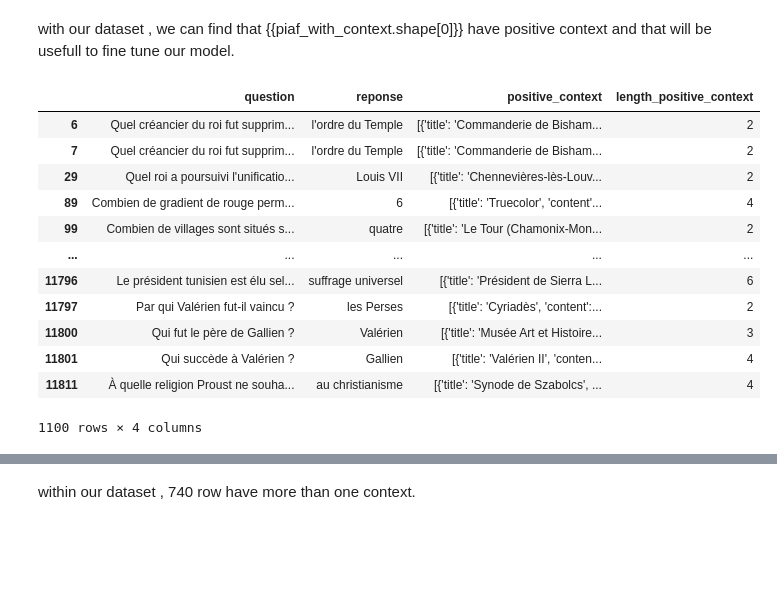
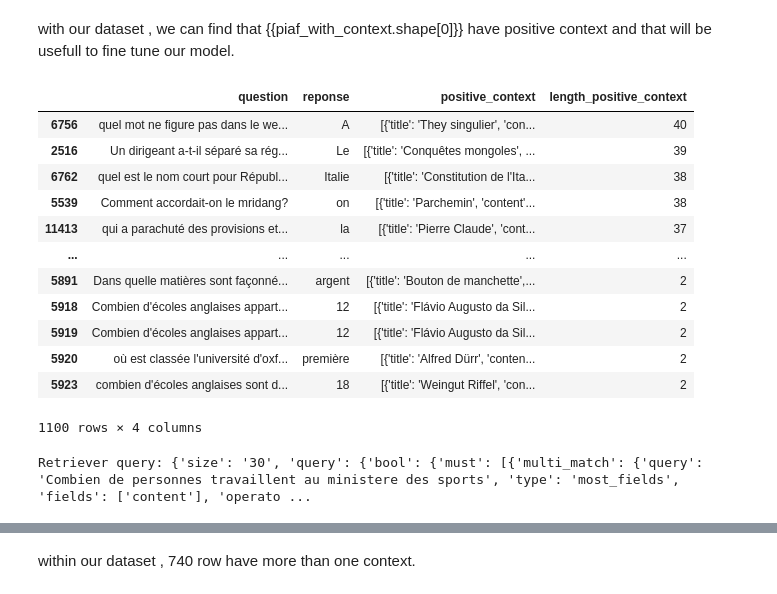
Before and after one commit to espoirMur/unsupervised-open-domain-french-question-answering, a Jupyter notebook: notebooks/wikipedia-retiever.ipynb, the cells around one changed output, grey strips where cells are left out. Saved outputs shown, nothing was run; the diff lists cells and outputs as text; code cells hidden in the pictures; blank space fills up the shorter version.

Commit message:
finish preprocessing of piaf and frquad

```diff
--- a/notebooks/wikipedia-retiever.ipynb
+++ b/notebooks/wikipedia-retiever.ipynb
@@ -88,5 +88,8 @@ import asyncio
 from tqdm import tqdm
 from tqdm.asyncio import tqdm_asyncio
 from haystack.document_stores import ElasticsearchDocumentStore
+# %%
+INDEX_NAME = 'fr-wikipedia'
 # %%
-document_store = ElasticsearchDocumentStore(index="fr-wikipedia", recreate_index=True, analyzer="french")
+%%script false --no-raise-error
+document_store = ElasticsearchDocumentStore(index=INDEX_NAME, recreate_index=True, analyzer="french")
@@ -314,18 +314,23 @@ with our dataset , we can find that {{piaf_with_context.shape[0]}} have positive
 # %%
 piaf_with_context = piaf_with_context.assign(length_positive_context =piaf_with_context["positive_context"].apply(lambda x: len(x)))
 # %%
-piaf_with_context.loc[piaf_with_context.length_positive_context > 1]
+piaf_with_context.loc[piaf_with_context.length_positive_context > 1].sort_values(by="length_positive_context", ascending=False)
 # %% [output]
 |  | question | reponse | positive_context | length_positive_context |
-| 6 | Quel créancier du roi fut supprim... | l'ordre du Temple | [{'title': 'Commanderie de Bisham... | 2 |
-| 7 | Quel créancier du roi fut supprim... | l'ordre du Temple | [{'title': 'Commanderie de Bisham... | 2 |
-| 29 | Quel roi a poursuivi l'unificatio... | Louis VII | [{'title': 'Chennevières-lès-Louv... | 2 |
-| 89 | Combien de gradient de rouge perm... | 6 | [{'title': 'Truecolor', 'content'... | 4 |
-| 99 | Combien de villages sont situés s... | quatre | [{'title': 'Le Tour (Chamonix-Mon... | 2 |
+| 6756 | quel mot ne figure pas dans le we... | A | [{'title': 'They singulier', 'con... | 40 |
+| 2516 | Un dirigeant a-t-il séparé sa rég... | Le | [{'title': 'Conquêtes mongoles', ... | 39 |
+| 6762 | quel est le nom court pour Républ... | Italie | [{'title': 'Constitution de l'Ita... | 38 |
+| 5539 | Comment accordait-on le mridang? | on | [{'title': 'Parchemin', 'content'... | 38 |
+| 11413 | qui a parachuté des provisions et... | la | [{'title': 'Pierre Claude', 'cont... | 37 |
 | ... | ... | ... | ... | ... |
-| 11796 | Le président tunisien est élu sel... | suffrage universel | [{'title': 'Président de Sierra L... | 6 |
-| 11797 | Par qui Valérien fut-il vaincu ? | les Perses | [{'title': 'Cyriadès', 'content':... | 2 |
-| 11800 | Qui fut le père de Gallien ? | Valérien | [{'title': 'Musée Art et Histoire... | 3 |
-| 11801 | Qui succède à Valérien ? | Gallien | [{'title': 'Valérien II', 'conten... | 4 |
-| 11811 | À quelle religion Proust ne souha... | au christianisme | [{'title': 'Synode de Szabolcs', ... | 4 |
+| 5891 | Dans quelle matières sont façonné... | argent | [{'title': 'Bouton de manchette',... | 2 |
+| 5918 | Combien d'écoles anglaises appart... | 12 | [{'title': 'Flávio Augusto da Sil... | 2 |
+| 5919 | Combien d'écoles anglaises appart... | 12 | [{'title': 'Flávio Augusto da Sil... | 2 |
+| 5920 | où est classée l'université d'oxf... | première | [{'title': 'Alfred Dürr', 'conten... | 2 |
+| 5923 | combien d'écoles anglaises sont d... | 18 | [{'title': 'Weingut Riffel', 'con... | 2 |
 1100 rows × 4 columns
+# %%
+retrieved_docs = bm25_retriever.retrieve(query=
+    deaccent("De quelle langue est issue le mot mycelium ?"), top_k=30)
+# %% [output]
+Retriever query: {'size': '30', 'query': {'bool': {'must': [{'multi_match': {'query': 'Combien de personnes travaillent au ministere des sports', 'type': 'most_fields', 'fields': ['content'], 'operato ...
```
Also changed, not shown: parts of 33 cells of this notebook, 1 other file.
